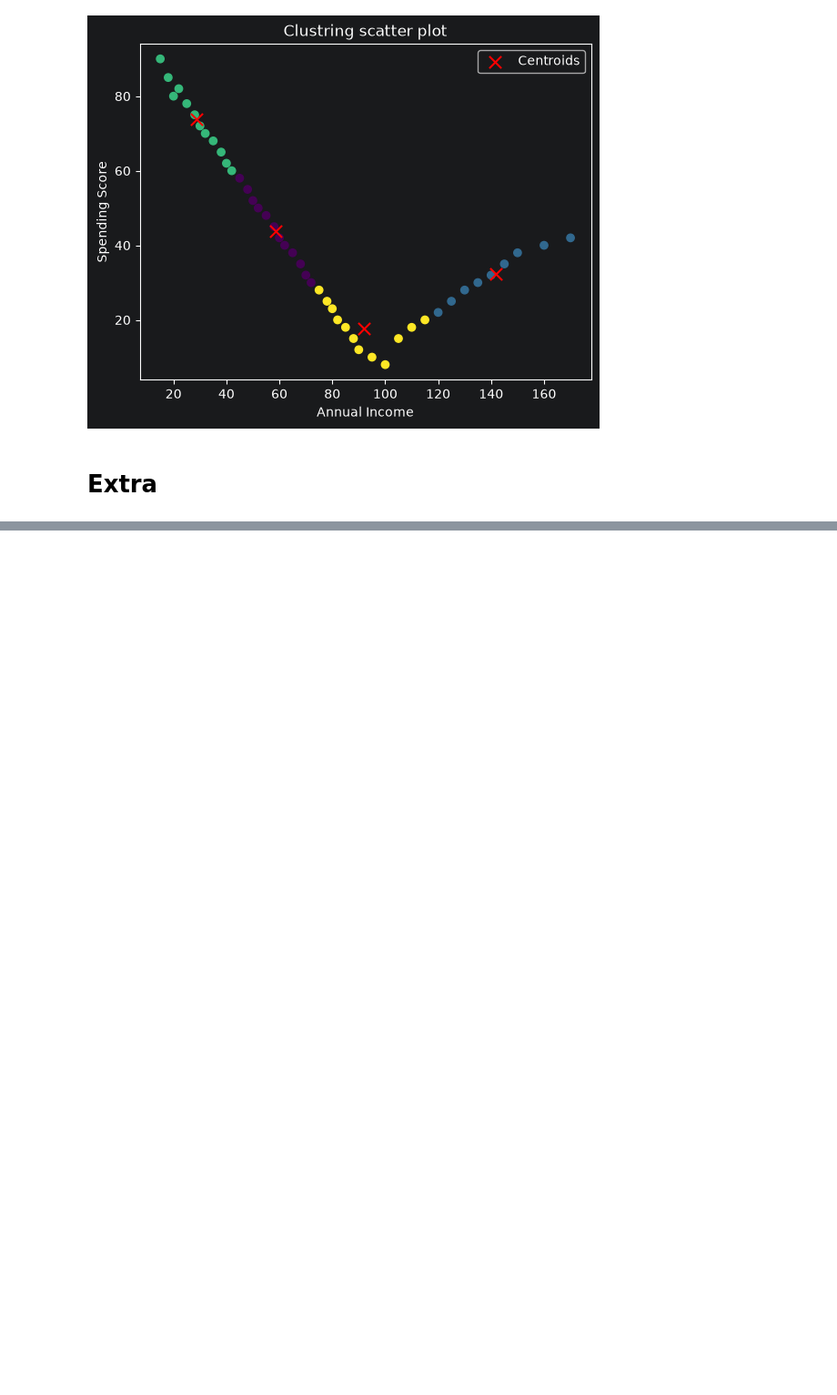
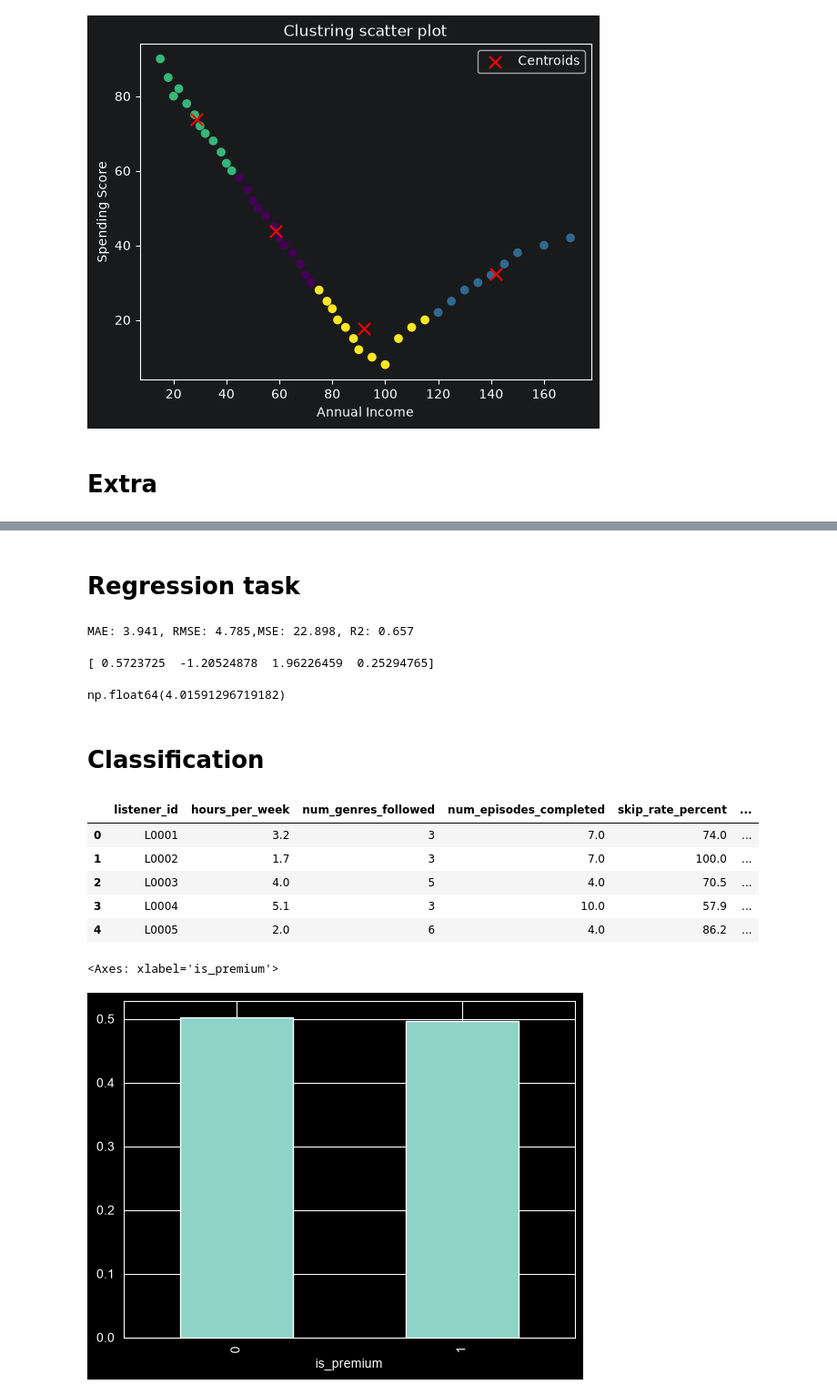
Before and after one commit to mrpanigale/Maktab-AI-145, a Jupyter notebook: CWs/week7/cw_w7_2.ipynb, the cells around one changed output, grey strips where cells are left out. Shown at 91% size. Saved outputs shown, nothing was run; the diff lists cells and outputs as text; code cells hidden in the pictures; blank space fills up the shorter version.

```diff
--- a/CWs/week7/cw_w7_2.ipynb
+++ b/CWs/week7/cw_w7_2.ipynb
@@ -549,3 +551,9 @@ plt.show()
 [figure]
 # %% [markdown]
 # Extra
+# %%
+import pandas as pd
+df_1 = pd.read_csv(r"E:\Maktab-145\Datasets\podcast_episodes.csv")
+df_2 = pd.read_csv(r"E:\Maktab-145\Datasets\podcast_listeners.csv")
+display(df_1.head())
+df_1.info()
@@ -551,0 +587,39 @@ plt.show()
+# %% [markdown]
+# Regression task
+# %%
+from sklearn.model_selection import train_test_split
+from sklearn.linear_model import LinearRegression
+import numpy as np
+from sklearn.metrics import mean_squared_error,mean_absolute_error,r2_score
+Xtrain,Xtest,ytrain,ytest = train_test_split(df_1.loc[:,["episode_length_min","num_ads","guest_rating","host_experience_years"]],df_1.iloc[:,-1],test_size=0.2,random_state=42)
+linear = LinearRegression()
+linear.fit(Xtrain,ytrain)
+
+ypred = linear.predict(Xtest)
+mae = mean_absolute_error(ytest,ypred)
+mse = mean_squared_error(ytest,ypred)
+r2 = r2_score(ytest,ypred)
+
+print(f"MAE: {mae:.3f}, RMSE: {np.sqrt(mse):.3f},MSE: {(mse):.3f}, R2: {r2:.3f}")
+# %% [output]
+MAE: 3.941, RMSE: 4.785,MSE: 22.898, R2: 0.657
+# %%
+print(linear.coef_)
+linear.intercept_
+# %% [output]
+[ 0.5723725  -1.20524878  1.96226459  0.25294765]
+np.float64(4.01591296719182)
+# %% [markdown]
+# Classification
+# %%
+display(df_2.head())
+display(df_2.iloc[:,-1].value_counts(normalize=True).plot(kind='bar'))
+# %% [output]
+|  | listener_id | hours_per_week | num_genres_followed | num_episodes_completed | skip_rate_percent | ... |
+| 0 | L0001 | 3.2 | 3 | 7.0 | 74.0 | ... |
+| 1 | L0002 | 1.7 | 3 | 7.0 | 100.0 | ... |
+| 2 | L0003 | 4.0 | 5 | 4.0 | 70.5 | ... |
+| 3 | L0004 | 5.1 | 3 | 10.0 | 57.9 | ... |
+| 4 | L0005 | 2.0 | 6 | 4.0 | 86.2 | ... |
+<Axes: xlabel='is_premium'>
+[figure, added]
```
Also changed, not shown: parts of 8 cells of this notebook, 5 other files.
